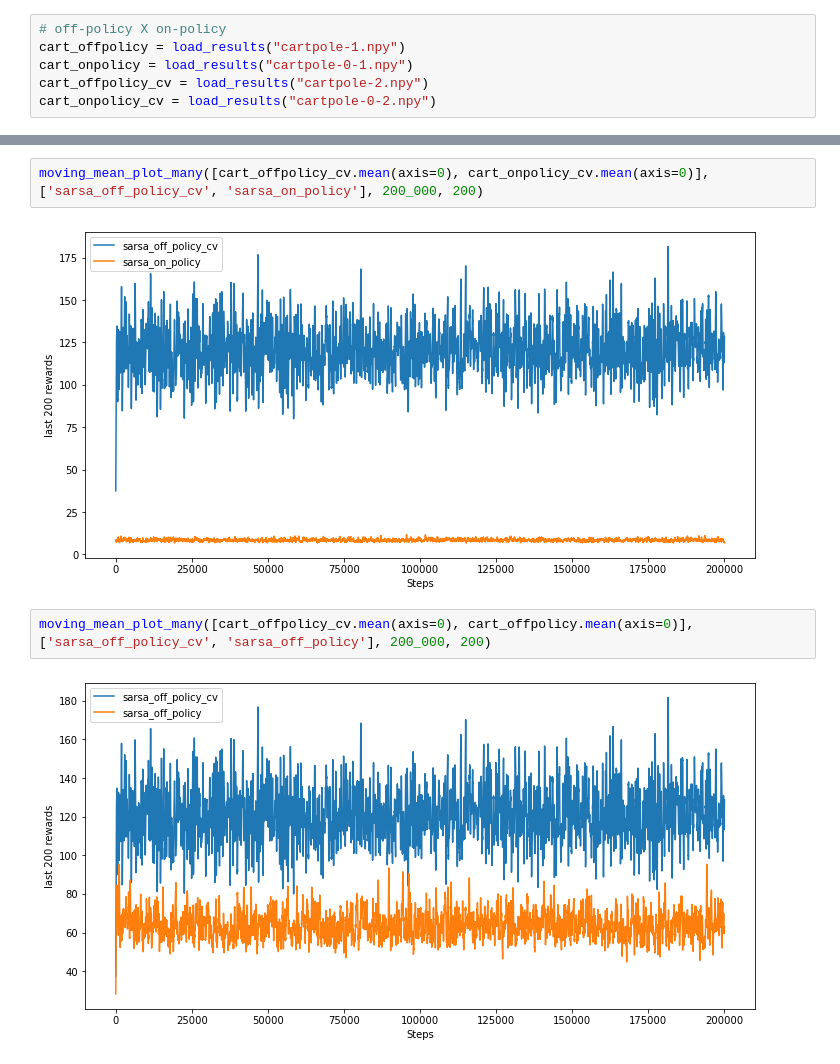
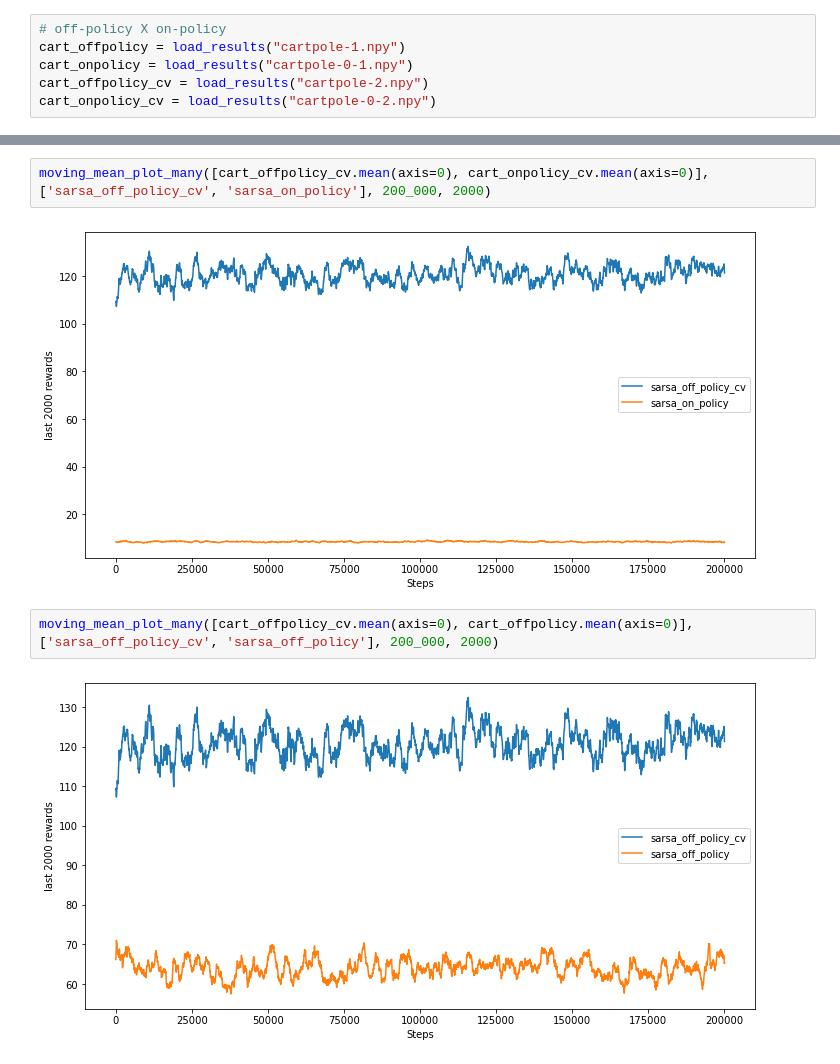
Before and after one commit to FernandoWeeb-byte/Taia-Project, a Jupyter notebook: cartpole.ipynb, the cells around one changed output, grey strips where cells are left out. Cells and saved outputs as stored; diff of their text form.

```diff
--- a/cartpole.ipynb
+++ b/cartpole.ipynb
@@ -103,8 +103,8 @@ moving_mean_plot_many([cart_offpolicy.mean(axis=0), cart_onpolicy.mean(axis=0)],
 # %%
-moving_mean_plot_many([cart_offpolicy_cv.mean(axis=0), cart_onpolicy_cv.mean(axis=0)], ['sarsa_off_policy_cv', 'sarsa_on_policy'], 200_000, 200)
+moving_mean_plot_many([cart_offpolicy_cv.mean(axis=0), cart_onpolicy_cv.mean(axis=0)], ['sarsa_off_policy_cv', 'sarsa_on_policy'], 200_000, 2000)
 # %% [output]
-[figure, old version]
+[figure, new version]
 # %%
-moving_mean_plot_many([cart_offpolicy_cv.mean(axis=0), cart_offpolicy.mean(axis=0)], ['sarsa_off_policy_cv', 'sarsa_off_policy'], 200_000, 200)
+moving_mean_plot_many([cart_offpolicy_cv.mean(axis=0), cart_offpolicy.mean(axis=0)], ['sarsa_off_policy_cv', 'sarsa_off_policy'], 200_000, 2000)
 # %% [output]
-[figure, old version]
+[figure, new version]
```
Also changed, not shown: parts of 1 cell of this notebook, 4 other files.
